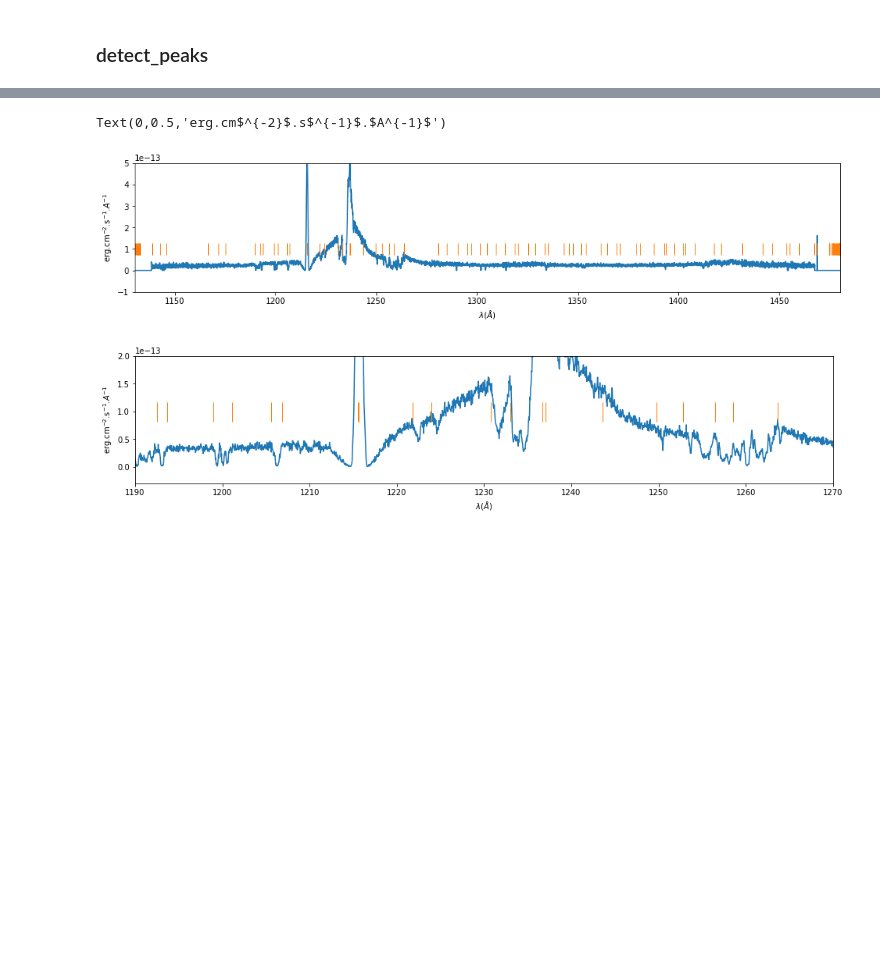
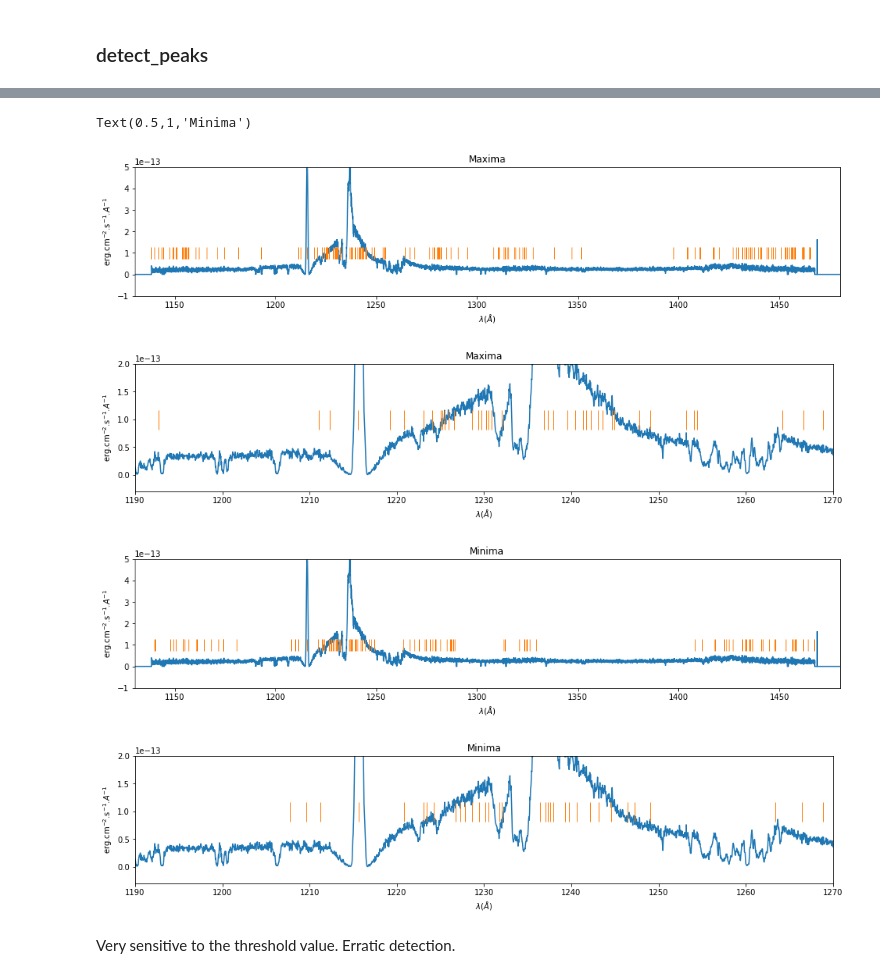
Before and after one commit to ibusko/experiments_specviz, a Jupyter notebook: experiment_feature_detection.ipynb, the cells around one changed output, grey strips where cells are left out. Cells and saved outputs as stored; diff of their text form; code cells hidden in the pictures; blank space fills up the shorter version.

```diff
--- a/experiment_feature_detection.ipynb
+++ b/experiment_feature_detection.ipynb
@@ -499,24 +505,50 @@ def detect_peaks(x, mph=None, mpd=1, threshold=0, edge='rising',
         ind = np.sort(ind[~idel])
     return ind
 # %%
-peaks = detect_peaks(flux, threshold=3.E-14, mpd=5)
+peaks = detect_peaks(flux, threshold=1.E-14, mpd=5)
+valleys = detect_peaks(flux, valley=True, threshold=1.E-14, mpd=5)
 
-markers[peaks] = 1.e-13
+max_markers = np.full(flux.shape, -100.)
+min_markers = np.full(flux.shape, -100.)
+max_markers[peaks] = 1.e-13
+min_markers[valleys] = 1.e-13
 
 plt.figure(figsize=SIZE)
 plt.plot(wave, flux)
-plt.plot(wave, markers, '|', markersize=15)
+plt.plot(wave, max_markers, '|', markersize=15)
 plt.axis([xmin, xmax, -1.e-13, 5.e-13])
 plt.xlabel(x_label)
 plt.ylabel(y_label)
+plt.title('Maxima')
 
 plt.figure(figsize=SIZE)
 plt.plot(wave, flux)
-plt.plot(wave, markers, '|', markersize=25)
+plt.plot(wave, max_markers, '|', markersize=25)
 plt.axis([1190., 1270., -0.3e-13, 2.e-13])
 plt.xlabel(x_label)
 plt.ylabel(y_label)
+plt.title('Maxima')
+
+plt.figure(figsize=SIZE)
+plt.plot(wave, flux)
+plt.plot(wave, min_markers, '|', markersize=15)
+plt.axis([xmin, xmax, -1.e-13, 5.e-13])
+plt.xlabel(x_label)
+plt.ylabel(y_label)
+plt.title('Minima')
+
+plt.figure(figsize=SIZE)
+plt.plot(wave, flux)
+plt.plot(wave, min_markers, '|', markersize=25)
+plt.axis([1190., 1270., -0.3e-13, 2.e-13])
+plt.xlabel(x_label)
+plt.ylabel(y_label)
+plt.title('Minima')
 # %% [output]
-Text(0,0.5,'erg.cm$^{-2}$.s$^{-1}$.$A^{-1}$')
+Text(0.5,1,'Minima')
-[figure, old version]
+[figure, new version]
-[figure, old version]
+[figure, new version]
+[figure, added]
+[figure, added]
+# %% [markdown]
+Very sensitive to the threshold value. Erratic detection.
```
Also changed, not shown: parts of 14 cells of this notebook.
